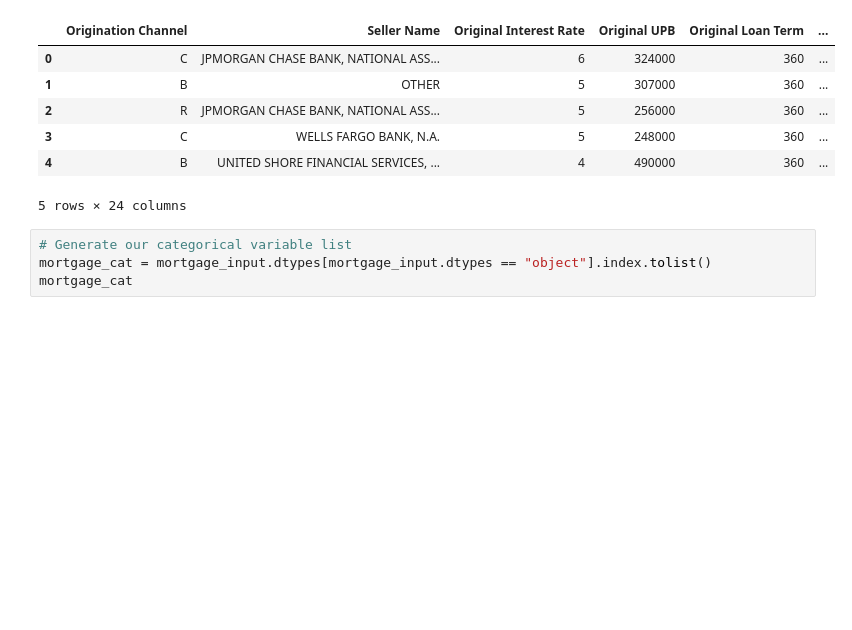
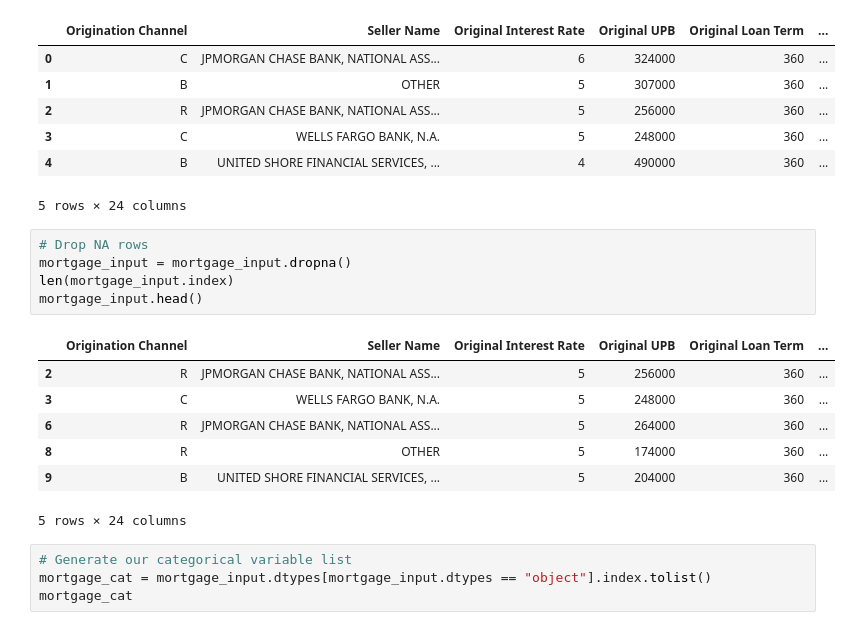
Before and after one commit to Azaima-Asghar/Modeling-Probability-Of-Delinquency, a Jupyter notebook: MachineLearning.ipynb, the cells around one changed output. Cells and saved outputs as stored; diff of their text form; blank space fills up the shorter version.

```diff
--- a/MachineLearning.ipynb
+++ b/MachineLearning.ipynb
@@ -32,6 +28,19 @@ mortgage_input.head()
 | 3 | C | WELLS FARGO BANK, N.A. | 5 | 248000 | 360 | ... |
 | 4 | B | UNITED SHORE FINANCIAL SERVICES, ... | 4 | 490000 | 360 | ... |
 5 rows × 24 columns
+# %%
+# Drop NA rows
+mortgage_input = mortgage_input.dropna()
+len(mortgage_input.index)
+mortgage_input.head()
+# %% [output]
+|  | Origination Channel | Seller Name | Original Interest Rate | Original UPB | Original Loan Term | ... |
+| 2 | R | JPMORGAN CHASE BANK, NATIONAL ASS... | 5 | 256000 | 360 | ... |
+| 3 | C | WELLS FARGO BANK, N.A. | 5 | 248000 | 360 | ... |
+| 6 | R | JPMORGAN CHASE BANK, NATIONAL ASS... | 5 | 264000 | 360 | ... |
+| 8 | R | OTHER | 5 | 174000 | 360 | ... |
+| 9 | B | UNITED SHORE FINANCIAL SERVICES, ... | 5 | 204000 | 360 | ... |
+5 rows × 24 columns
 # %%
 # Generate our categorical variable list
 mortgage_cat = mortgage_input.dtypes[mortgage_input.dtypes == "object"].index.tolist()
```
Also changed, not shown: parts of 16 cells of this notebook, 2 other files.
